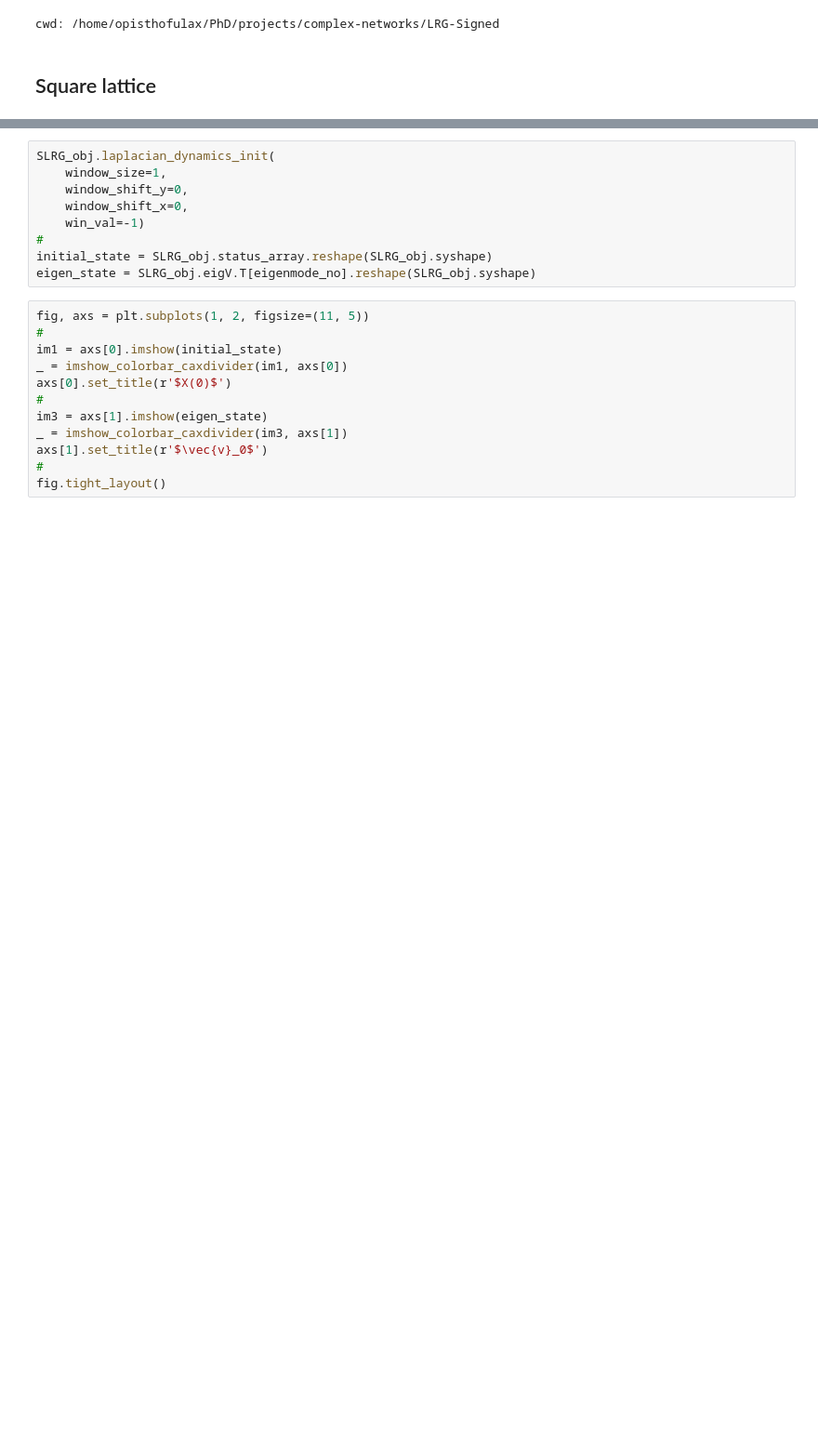
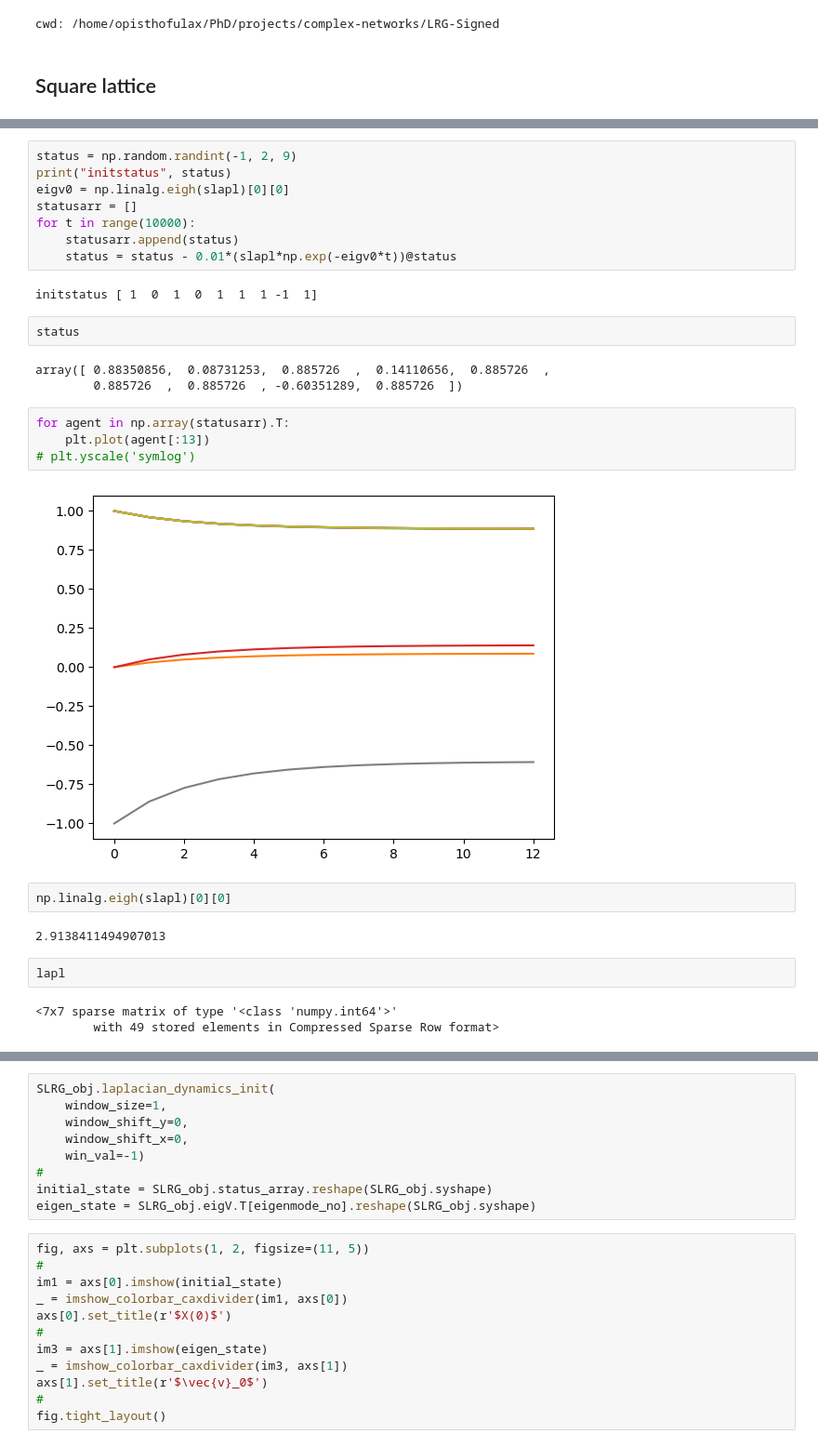
Before and after one commit to giulioiannelli/lrgsglib-public, a Jupyter notebook: notebooks/lattice2d_slaplacianDynamics.ipynb, the cells around one changed output, grey strips where cells are left out. Shown at 93% size. Cells and saved outputs as stored; diff of their text form; blank space fills up the shorter version.

```diff
--- a/notebooks/lattice2d_slaplacianDynamics.ipynb
+++ b/notebooks/lattice2d_slaplacianDynamics.ipynb
@@ -38,0 +88,30 @@ SLRG_obj.flip_random_fract_edges()
+# %%
+status = np.random.randint(-1, 2, 9)
+print("initstatus", status)
+eigv0 = np.linalg.eigh(slapl)[0][0]
+statusarr = []
+for t in range(10000):
+    statusarr.append(status)
+    status = status - 0.01*(slapl*np.exp(-eigv0*t))@status
+# %% [output]
+initstatus [ 1  0  1  0  1  1  1 -1  1]
+# %%
+status
+# %% [output]
+array([ 0.88350856,  0.08731253,  0.885726  ,  0.14110656,  0.885726  ,
+        0.885726  ,  0.885726  , -0.60351289,  0.885726  ])
+# %%
+for agent in np.array(statusarr).T:
+    plt.plot(agent[:13])
+# plt.yscale('symlog')
+# %% [output]
+[figure, added]
+# %%
+np.linalg.eigh(slapl)[0][0]
+# %% [output]
+2.9138411494907013
+# %%
+lapl
+# %% [output]
+<7x7 sparse matrix of type '<class 'numpy.int64'>'
+        with 49 stored elements in Compressed Sparse Row format>
```
Also changed, not shown: parts of 6 cells of this notebook.
